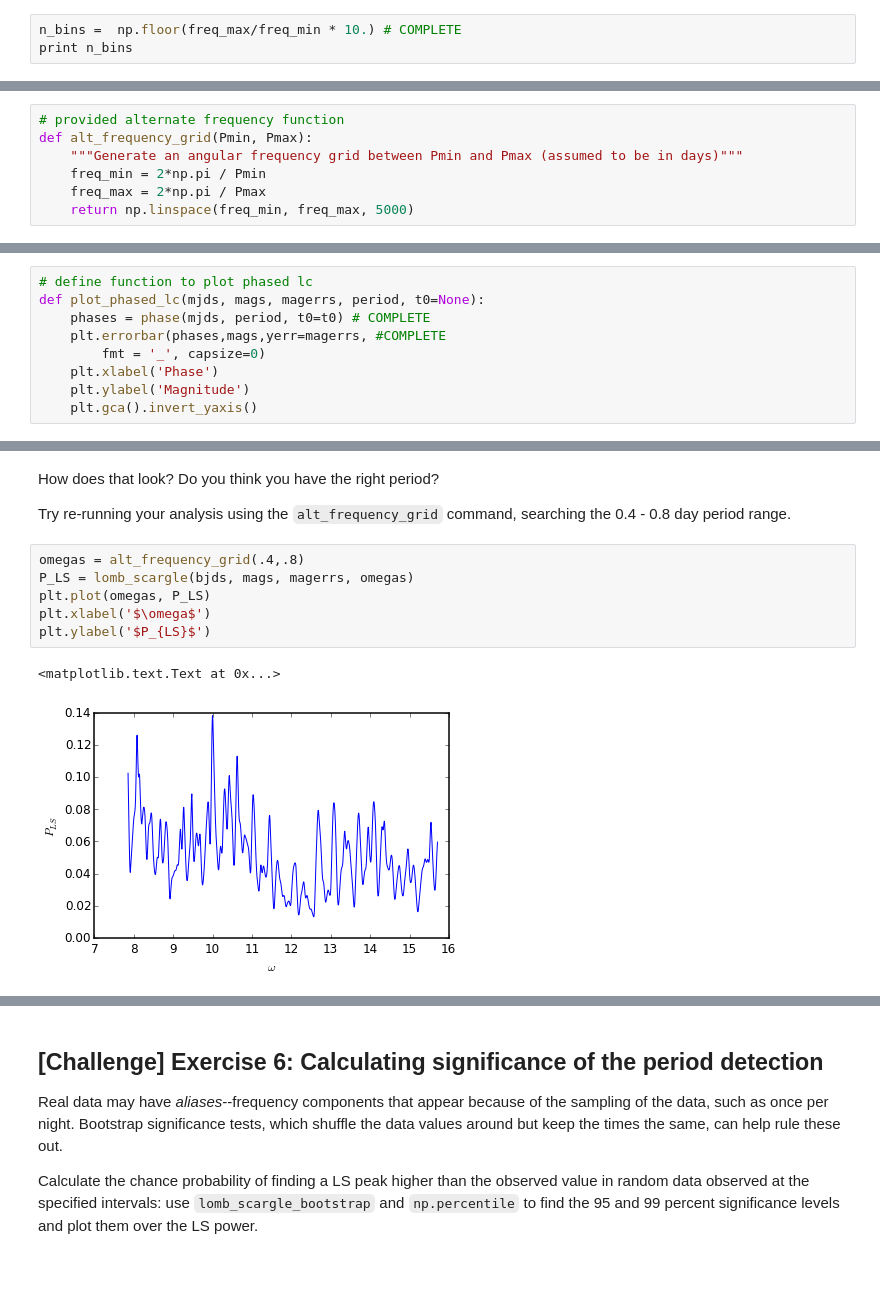
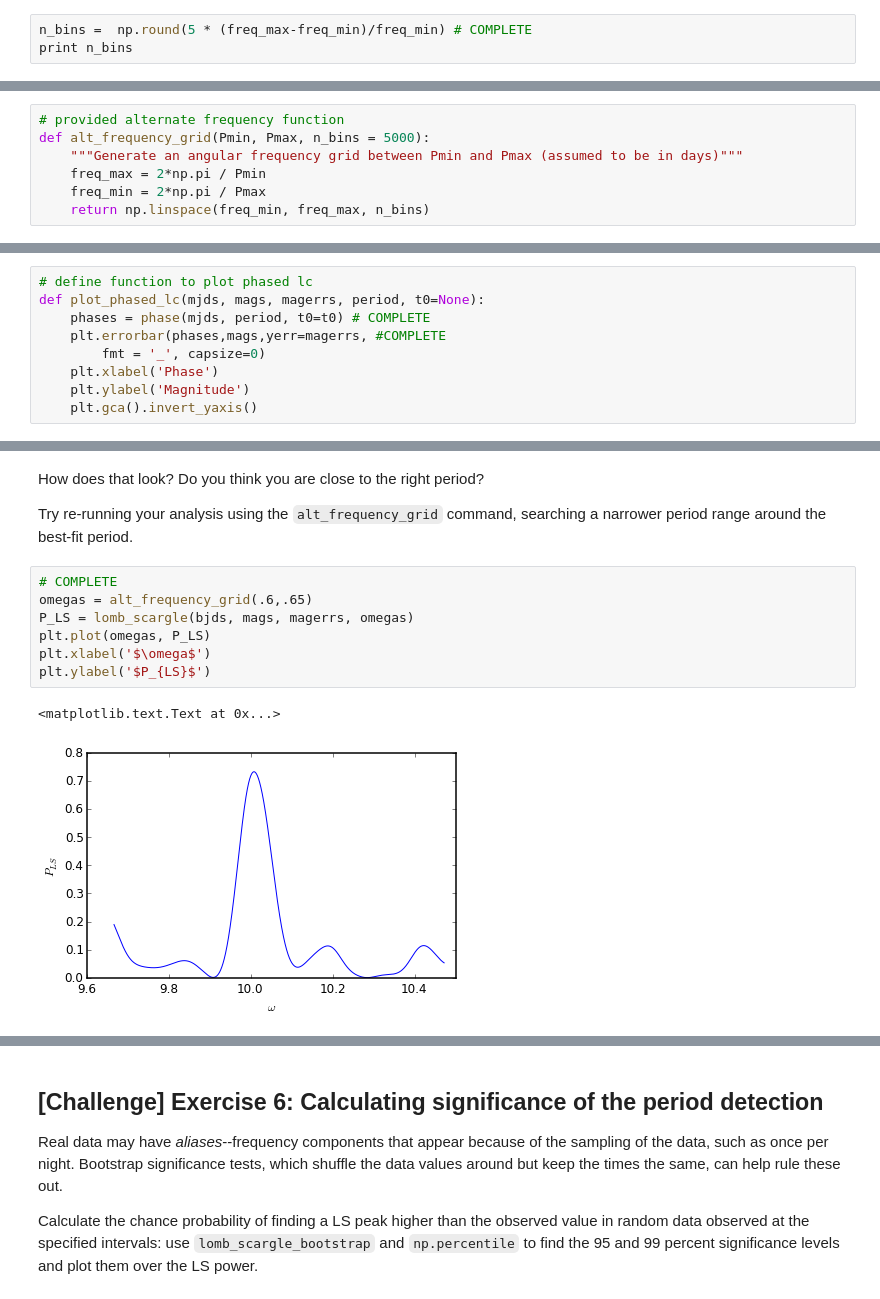
Before and after one commit to ebellm/ztf_summerschool_2015, a Jupyter notebook: notebooks/Period_Finding.ipynb, the cells around one changed output, grey strips where cells are left out. Saved outputs shown, nothing was run; the diff lists cells and outputs as text; blank space fills up the shorter version.

```diff
--- a/notebooks/Period_Finding.ipynb
+++ b/notebooks/Period_Finding.ipynb
@@ -117,4 +128,4 @@ If we use bins of width $0.1 \Delta t$, how many bins will be in our periodogram
 # %%
-n_bins =  np.floor(freq_max/freq_min * 10.) # COMPLETE
+n_bins =  np.round(5 * (freq_max-freq_min)/freq_min) # COMPLETE
 print n_bins
 # %% [output]
@@ -141,7 +152,7 @@ In some cases you'll want to generate the frequency grid by hand, either to exte
 # %%
 # provided alternate frequency function
-def alt_frequency_grid(Pmin, Pmax):
+def alt_frequency_grid(Pmin, Pmax, n_bins = 5000):
     """Generate an angular frequency grid between Pmin and Pmax (assumed to be in days)"""
-    freq_min = 2*np.pi / Pmin
-    freq_max = 2*np.pi / Pmax
-    return np.linspace(freq_min, freq_max, 5000)
+    freq_max = 2*np.pi / Pmin
+    freq_min = 2*np.pi / Pmax
+    return np.linspace(freq_min, freq_max, n_bins)
@@ -207,14 +216,15 @@ plot_phased_lc(bjds, mags, magerrs, best_period)
 # %% [markdown]
-How does that look?  Do you think you have the right period?
+How does that look?  Do you think you are close to the right period?
 
-Try re-running your analysis using the `alt_frequency_grid` command, searching the 0.4 - 0.8 day period range.
+Try re-running your analysis using the `alt_frequency_grid` command, searching a narrower period range around the best-fit period.
 # %%
-omegas = alt_frequency_grid(.4,.8)
+# COMPLETE
+omegas = alt_frequency_grid(.6,.65)
 P_LS = lomb_scargle(bjds, mags, magerrs, omegas)
 plt.plot(omegas, P_LS)
 plt.xlabel('$\omega$')
 plt.ylabel('$P_{LS}$')
 # %% [output]
 <matplotlib.text.Text at 0x...>
-[figure, old version]
+[figure, new version]
 # %%
```
Also changed, not shown: parts of 37 cells of this notebook, 2 other files.
